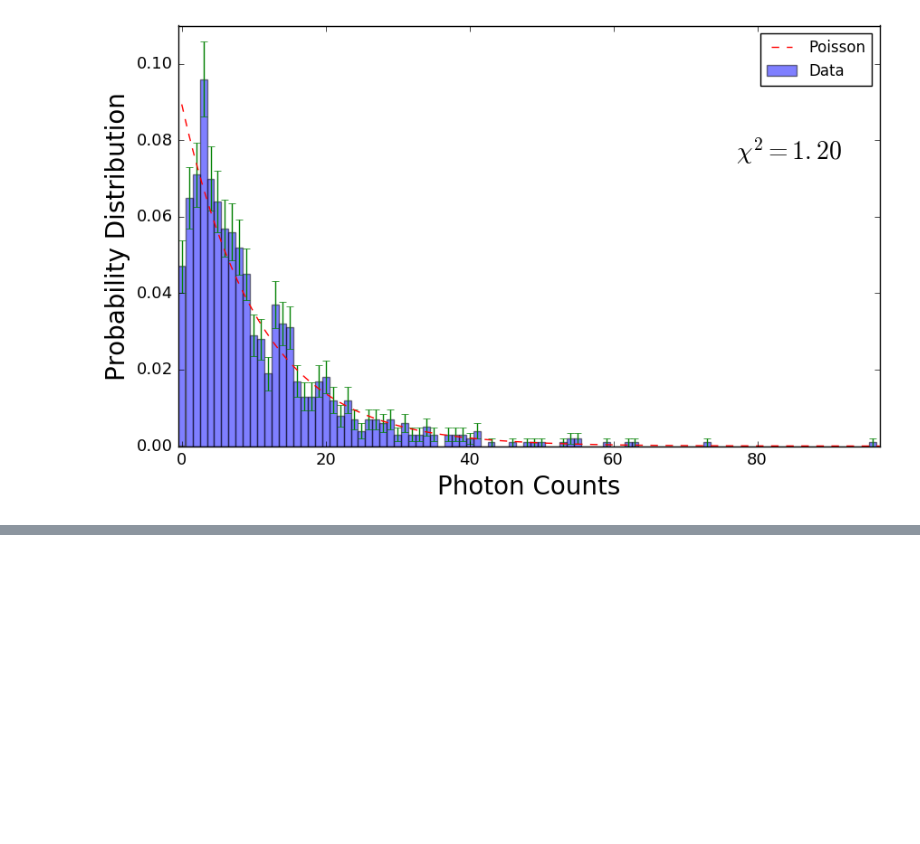
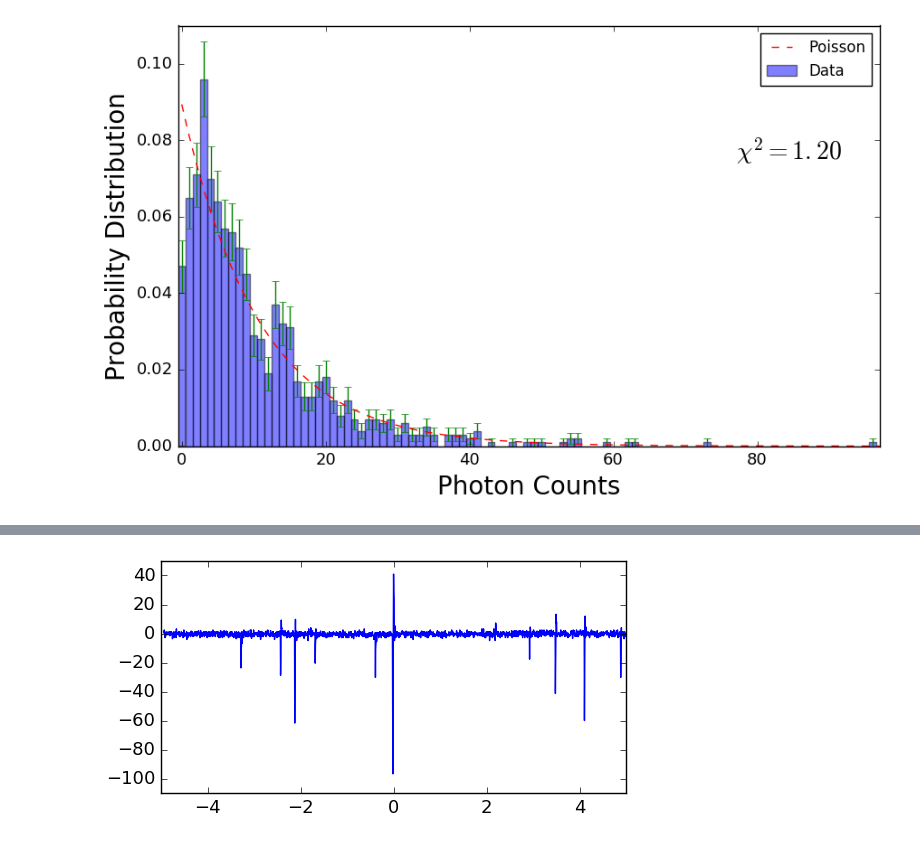
Before and after one commit to B-Rich/QLab, a Jupyter notebook: PhotonCounting/DataAnalysis.ipynb, the cells around one changed output, grey strips where cells are left out. Saved outputs shown, nothing was run; the diff lists cells and outputs as text; code cells hidden in the pictures; blank space fills up the shorter version.

```diff
--- a/PhotonCounting/DataAnalysis.ipynb
+++ b/PhotonCounting/DataAnalysis.ipynb
@@ -449,0 +525,14 @@ plt.savefig('ThermR10000.png')
+# %%
+Const_I_2 = pd.read_excel('const_i_2.csv',skiprows=[0]);
+
+Time2 = Const_I_2['second']
+Volt2 = Const_I_2['Volt']
+
+plt.figure(figsize=(6,3))
+plt.xticks(size = 13);
+plt.yticks(size = 13);
+plt.plot(Time2*1e6,Volt2*1e3)
+plt.ylim(-110,50)
+plt.xlim(-5,5);
+# %% [output]
+[figure, added]
```
Also changed, not shown: parts of 14 cells of this notebook, 7 other files.
